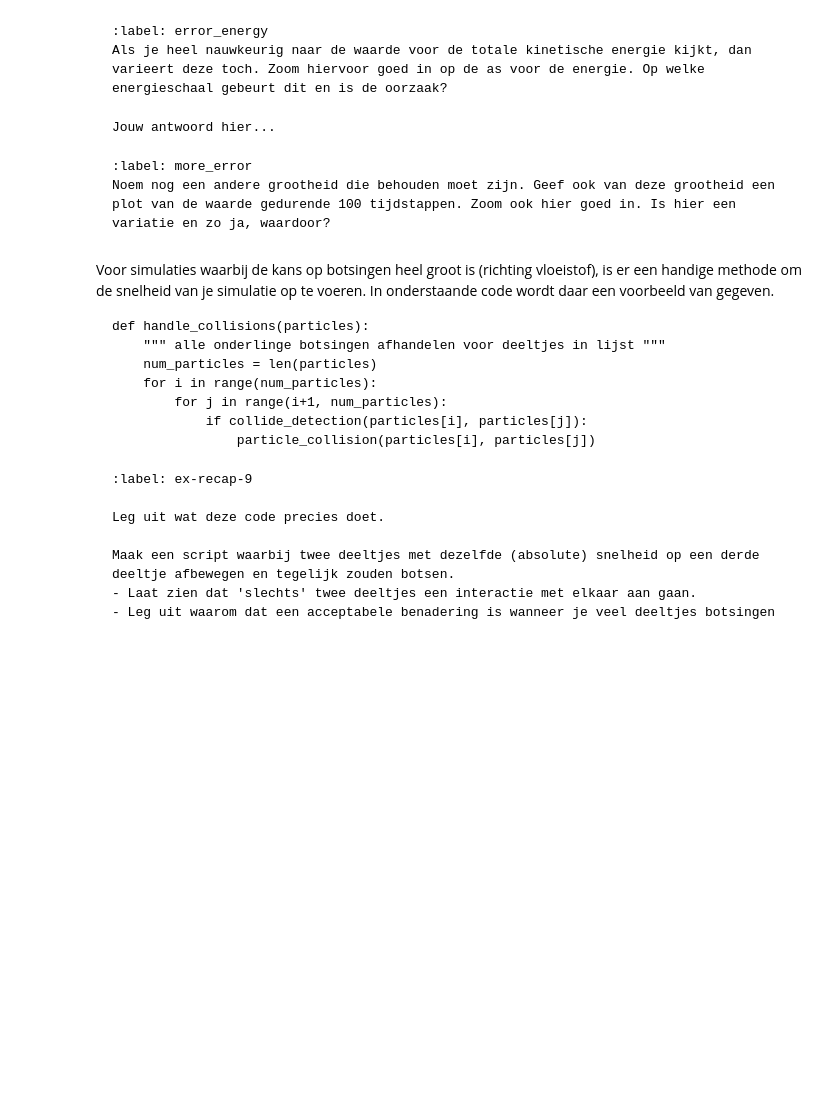
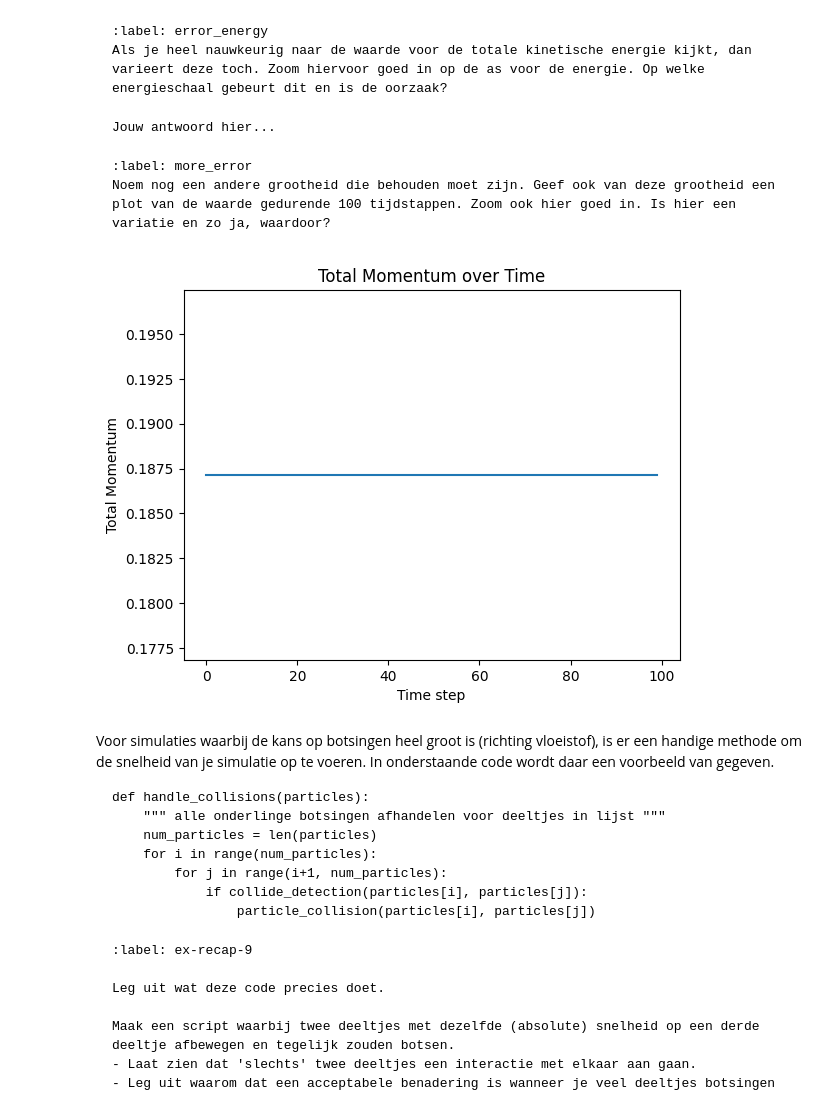
Before and after one commit to Ra3141592/Thermolab_eigen, a Jupyter notebook: Content/PySim/3_recap.ipynb, the cells around one changed output. Saved outputs shown, nothing was run; the diff lists cells and outputs as text; code cells hidden in the pictures; blank space fills up the shorter version.

````diff
--- a/Content/PySim/3_recap.ipynb
+++ b/Content/PySim/3_recap.ipynb
@@ -306,7 +330,16 @@ Jouw antwoord hier...
 Noem nog een andere grootheid die behouden moet zijn. Geef ook van deze grootheid een plot van de waarde gedurende 100 tijdstappen. Zoom ook hier goed in. Is hier een variatie en zo ja, waardoor?
 ```
 # %%
-#your code/answer
+momentum_mag = np.sqrt(np.sum(momentum_array**2, axis=1))
+
+plt.figure()
+plt.plot(momentum_mag)
+plt.xlabel('Time step')
+plt.ylabel('Total Momentum')
+plt.title('Total Momentum over Time')
+plt.show()
+# %% [output]
+[figure, added]
 # %% [markdown]
 
 Voor simulaties waarbij de kans op botsingen heel groot is (richting vloeistof), is er een handige methode om de snelheid van je simulatie op te voeren.
````
Also changed, not shown: parts of 6 cells of this notebook.
